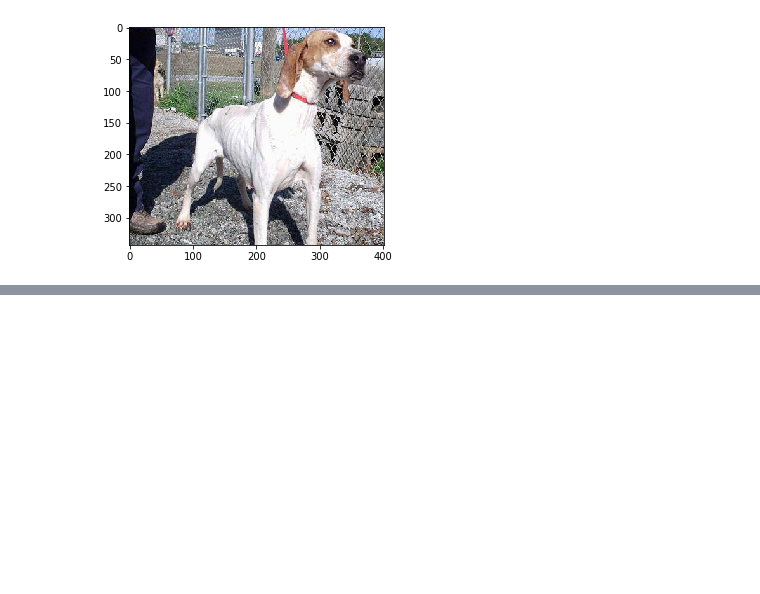
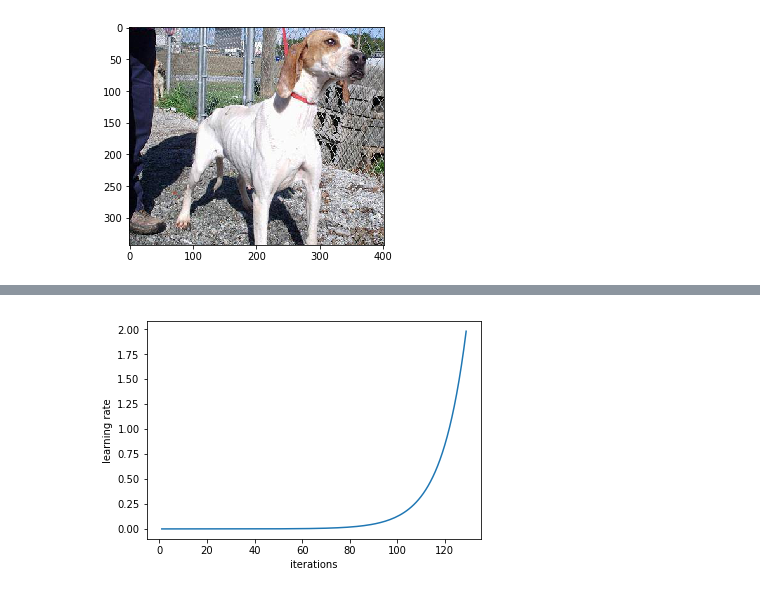
Before and after one commit to HMC152-Fall2018/assign1-jake-and-cat, a Jupyter notebook: Assignment1.ipynb, the cells around one changed output, grey strips where cells are left out. Drawn from its saved outputs; the diff is of its cells as text; code cells hidden in the pictures; blank space fills up the shorter version.

```diff
--- a/Assignment1.ipynb
+++ b/Assignment1.ipynb
@@ -184,5 +182,5 @@ plt.imshow(img);
 arch=resnet34
 data = ImageClassifierData.from_paths(PATH, tfms=tfms_from_model(arch, sz))
 learn = ConvLearner.pretrained(arch, data, precompute=True)
-learn.fit(0.01, 2)
+learn.fit(0.01, 5)
 # %% [output]
@@ -189,0 +201,4 @@ RuntimeError: cuda runtime error (59) : device-side assert triggered at /pytorch
+# %%
+learn.sched.plot_lr()
+# %% [output]
+[figure, added]
```
Also changed, not shown: parts of 49 cells of this notebook.
